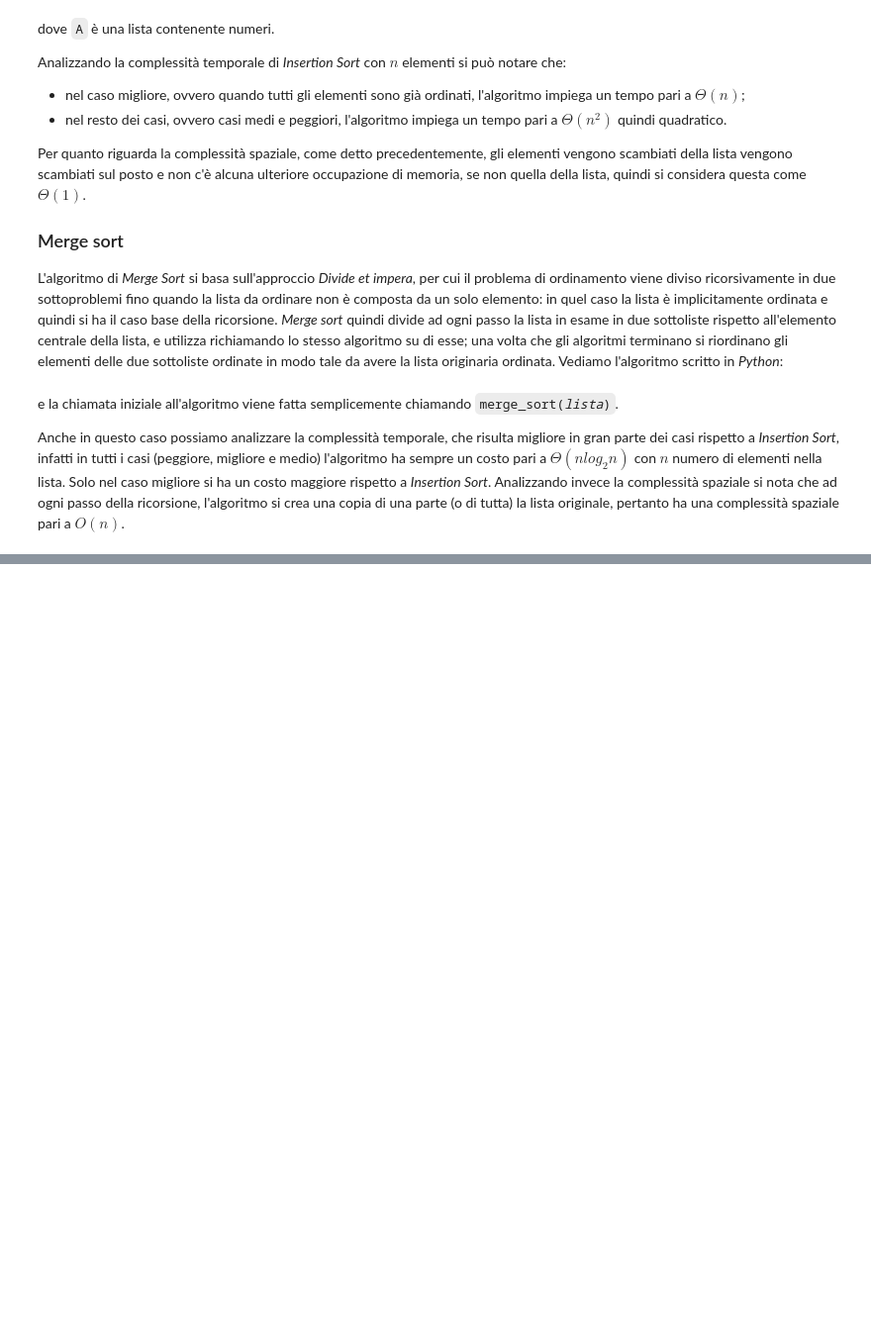
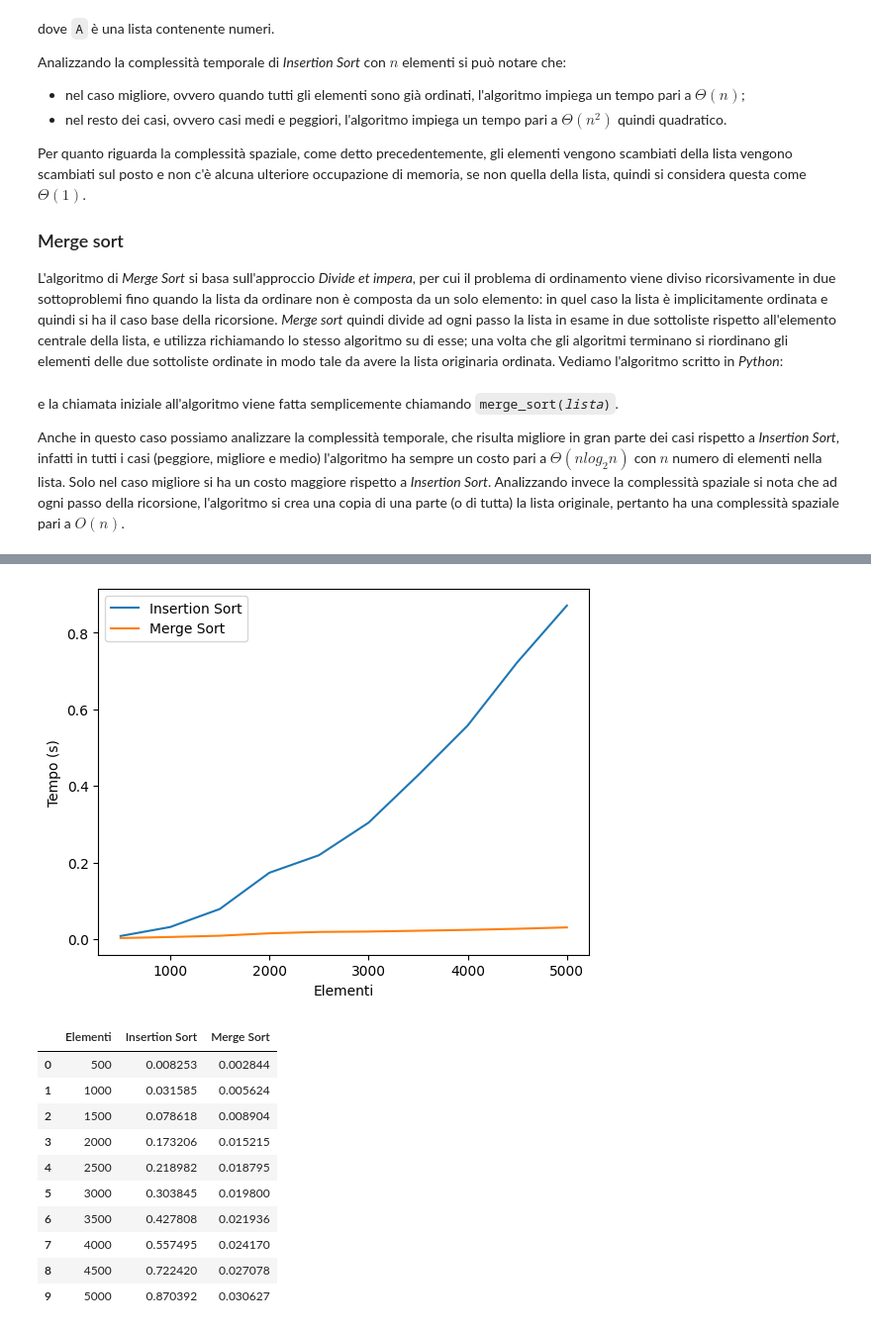
Before and after one commit to edoaxyz/algo-lab, a Jupyter notebook: second/main.ipynb, the cells around one changed output, grey strips where cells are left out. Shown at 99% size. Saved outputs shown, nothing was run; the diff lists cells and outputs as text; code cells hidden in the pictures; blank space fills up the shorter version.

```diff
--- a/second/main.ipynb
+++ b/second/main.ipynb
@@ -68,0 +175,15 @@ The blackcellmagic extension is already loaded. To reload it, use:
+# %%
+show_plot("average")
+# %% [output]
+[figure, added]
+|  | Elementi | Insertion Sort | Merge Sort |
+| 0 | 500 | 0.008253 | 0.002844 |
+| 1 | 1000 | 0.031585 | 0.005624 |
+| 2 | 1500 | 0.078618 | 0.008904 |
+| 3 | 2000 | 0.173206 | 0.015215 |
+| 4 | 2500 | 0.218982 | 0.018795 |
+| 5 | 3000 | 0.303845 | 0.019800 |
+| 6 | 3500 | 0.427808 | 0.021936 |
+| 7 | 4000 | 0.557495 | 0.024170 |
+| 8 | 4500 | 0.722420 | 0.027078 |
+| 9 | 5000 | 0.870392 | 0.030627 |
```
Also changed, not shown: parts of 11 cells of this notebook.
